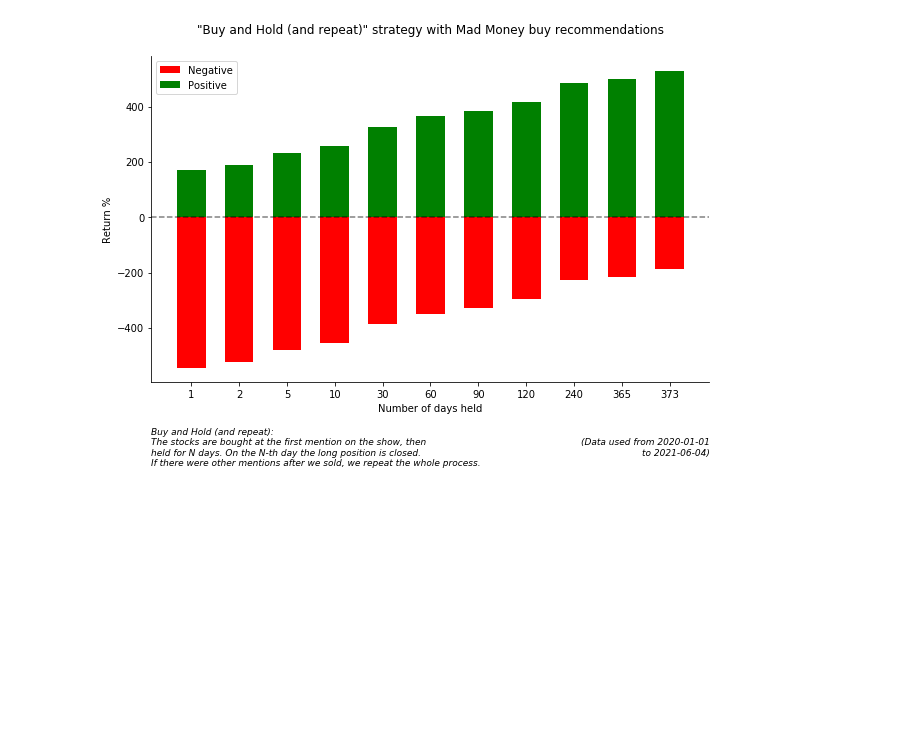
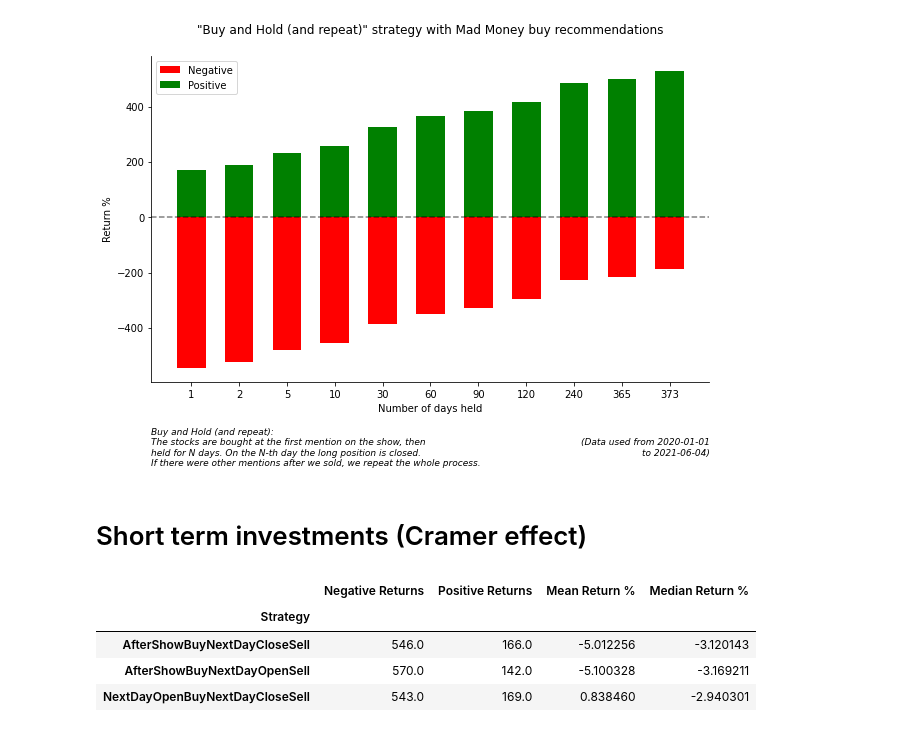
Before and after one commit to gaborvecsei/Mad-Money-Backtesting, a Jupyter notebook: results_visualization.ipynb, the cells around one changed output. Drawn from its saved outputs; the diff is of its cells as text; code cells hidden in the pictures; blank space fills up the shorter version.

```diff
--- a/results_visualization.ipynb
+++ b/results_visualization.ipynb
@@ -24,6 +26,8 @@ hold_results = {1: (543, 170, -4.854356827159822, -3.011536590576179),
                 365: (215, 498, 38.80414885588127, 18.16746044921874),
                 373: (185, 528, 42.67458882068666, 20.850483856201162)}
 # %%
-results_df = pd.DataFrame(hold_results).T
-results_df.index.name = "Days Held"
-results_df.columns = ["Negative Returns", "Positive Returns", "Mean Return %", "Median Return %"]
+def create_df(results:dict, index_name):
+    results_df = pd.DataFrame(results).T
+    results_df.index.name = index_name
+    results_df.columns = ["Negative Returns", "Positive Returns", "Mean Return %", "Median Return %"]
+    return results_df
@@ -114,3 +122,19 @@ ax.annotate("(Data used from 2020-01-01\nto 2021-06-04)",
             style="italic");
 # %% [output]
 [figure]
+# %% [markdown]
+# Short term investments (Cramer effect)
+# %%
+results = {"AfterShowBuyNextDayCloseSell": (546, 166, -5.012256277795992, -3.1201426010131854),
+           "AfterShowBuyNextDayOpenSell": (570, 142, -5.100327785915943, -3.16921109008789),
+           "NextDayOpenBuyNextDayCloseSell": (543, 169, 0.8384597994257941, -2.9403008632659917)}
+# %%
+results_df = create_df(results, "Strategy")
+# %%
+results_df
+# %% [output]
+|  | Negative Returns | Positive Returns | Mean Return % | Median Return % |
+| Strategy |  |  |  |  |
+| AfterShowBuyNextDayCloseSell | 546.0 | 166.0 | -5.012256 | -3.120143 |
+| AfterShowBuyNextDayOpenSell | 570.0 | 142.0 | -5.100328 | -3.169211 |
+| NextDayOpenBuyNextDayCloseSell | 543.0 | 169.0 | 0.838460 | -2.940301 |
```
Also changed, not shown: parts of 4 cells of this notebook, 7 other files.
